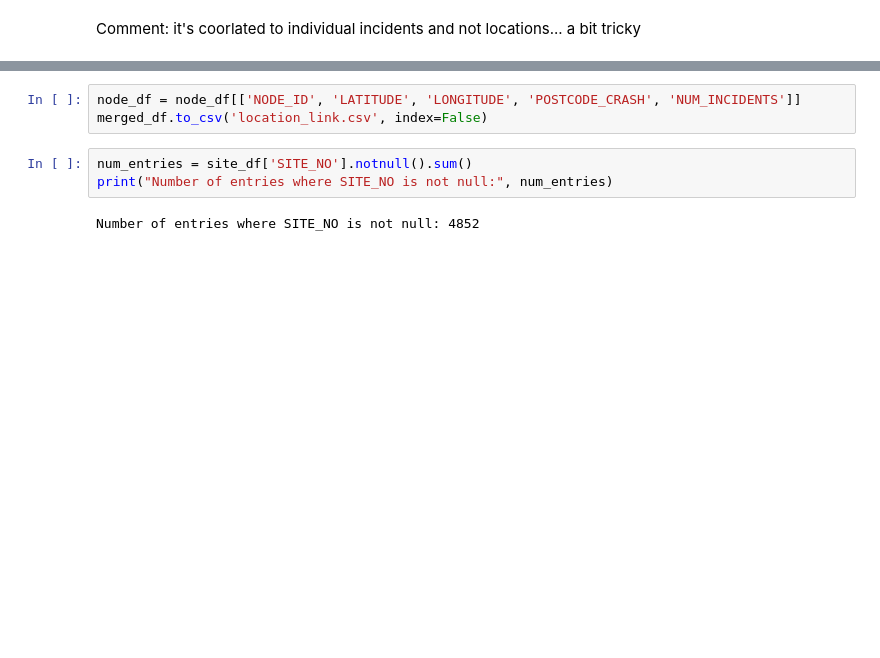
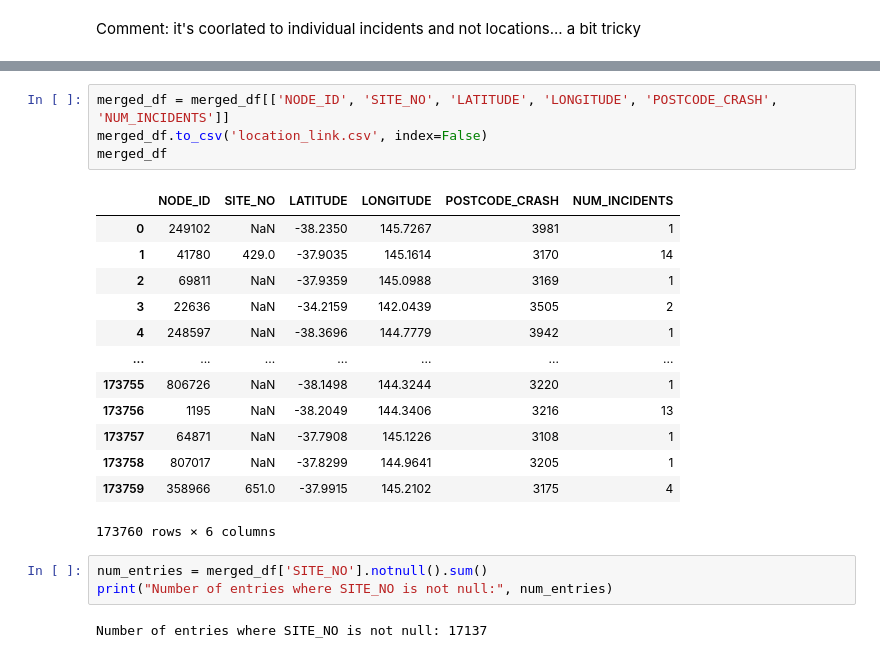
Before and after one commit to Natasji/GovHackDataDiggers, a Jupyter notebook: gov hack nat/TrafficMain.ipynb, the cells around one changed output, grey strips where cells are left out. Saved outputs shown, nothing was run; the diff lists cells and outputs as text; blank space fills up the shorter version.

```diff
--- a/gov hack nat/TrafficMain.ipynb
+++ b/gov hack nat/TrafficMain.ipynb
@@ -174,8 +170,23 @@ merged_df
 # %%
-node_df = node_df[['NODE_ID', 'LATITUDE', 'LONGITUDE', 'POSTCODE_CRASH', 'NUM_INCIDENTS']]
+merged_df = merged_df[['NODE_ID', 'SITE_NO', 'LATITUDE', 'LONGITUDE', 'POSTCODE_CRASH', 'NUM_INCIDENTS']]
 merged_df.to_csv('location_link.csv', index=False)
+merged_df
+# %% [output]
+|  | NODE_ID | SITE_NO | LATITUDE | LONGITUDE | POSTCODE_CRASH | NUM_INCIDENTS |
+| 0 | 249102 | NaN | -38.2350 | 145.7267 | 3981 | 1 |
+| 1 | 41780 | 429.0 | -37.9035 | 145.1614 | 3170 | 14 |
+| 2 | 69811 | NaN | -37.9359 | 145.0988 | 3169 | 1 |
+| 3 | 22636 | NaN | -34.2159 | 142.0439 | 3505 | 2 |
+| 4 | 248597 | NaN | -38.3696 | 144.7779 | 3942 | 1 |
+| ... | ... | ... | ... | ... | ... | ... |
+| 173755 | 806726 | NaN | -38.1498 | 144.3244 | 3220 | 1 |
+| 173756 | 1195 | NaN | -38.2049 | 144.3406 | 3216 | 13 |
+| 173757 | 64871 | NaN | -37.7908 | 145.1226 | 3108 | 1 |
+| 173758 | 807017 | NaN | -37.8299 | 144.9641 | 3205 | 1 |
+| 173759 | 358966 | 651.0 | -37.9915 | 145.2102 | 3175 | 4 |
+173760 rows × 6 columns
 # %%
-num_entries = site_df['SITE_NO'].notnull().sum()
+num_entries = merged_df['SITE_NO'].notnull().sum()
 print("Number of entries where SITE_NO is not null:", num_entries)
 # %% [output]
-Number of entries where SITE_NO is not null: 4852
+Number of entries where SITE_NO is not null: 17137
```
Also changed, not shown: parts of 16 cells of this notebook, 28 other files.
